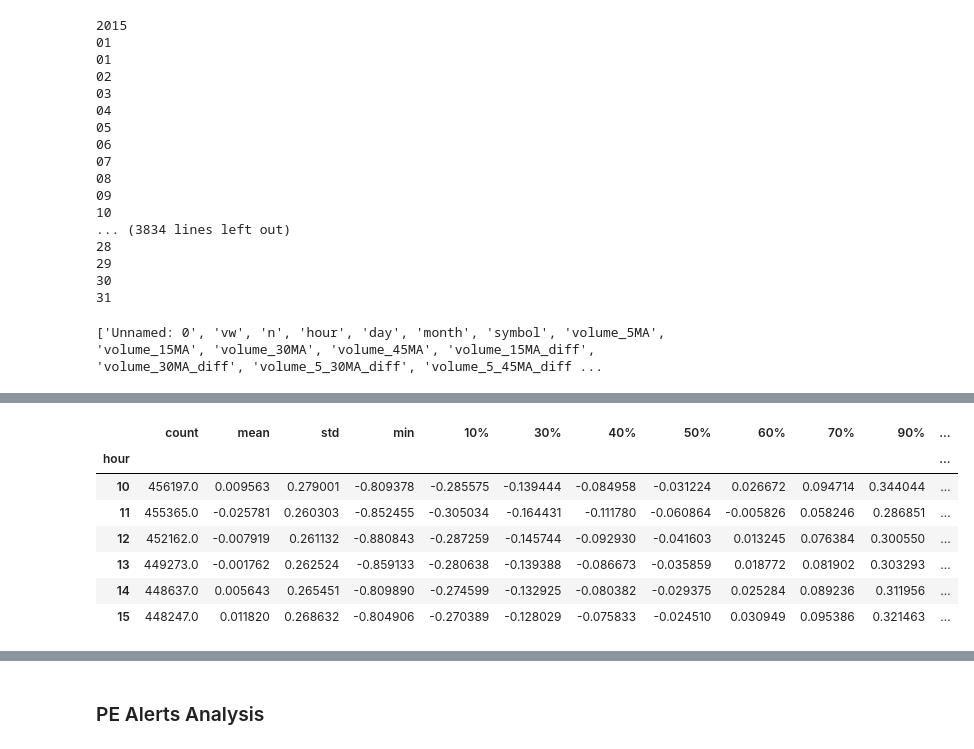
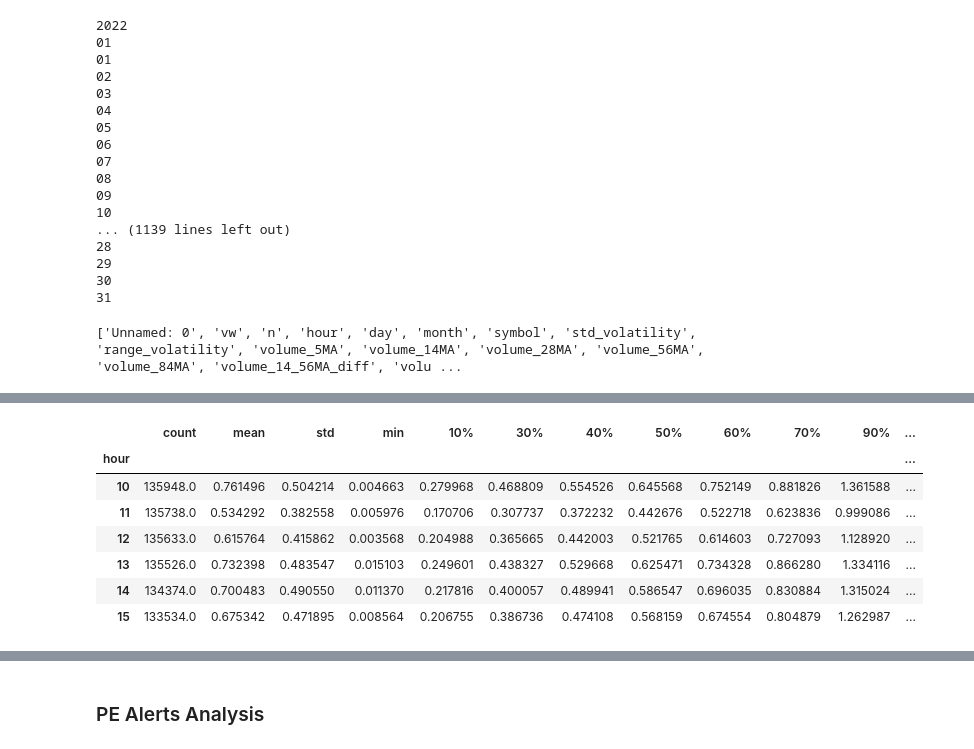
Before and after one commit to cmill3/IIE-Alerts-Pipeline, a Jupyter notebook: feature_analysis/trend_dataset_exploration.ipynb, the cells around one changed output, grey strips where cells are left out. Cells and saved outputs as stored; diff of their text form; code cells hidden in the pictures.

```diff
--- a/feature_analysis/trend_dataset_exploration.ipynb
+++ b/feature_analysis/trend_dataset_exploration.ipynb
@@ -7,7 +7,7 @@ s3 = boto3.client('s3')
 # %%
 alerts = []
 
-for year in ["2015","2016","2017","2018","2019","2020","2021","2022","2023","2024"]:
+for year in ["2022","2023","2024"]:
     print(year)
     for month in ["01","02","03","04","05","06","07","08","09","10","11","12"]:
         print(month)
@@ -24,7 +24,7 @@ for year in ["2015","2016","2017","2018","2019","2020","2021","2022","2023","202
                 except Exception as e:
                     continue
 # %% [output]
-2015
+2022
 01
 01
 02
@@ -36,7 +36,7 @@ for year in ["2015","2016","2017","2018","2019","2020","2021","2022","2023","202
 08
 09
 10
-... (3834 lines left out)
+... (1139 lines left out)
 28
 29
 30
@@ -47,5 +47,5 @@ alerts_df = pd.concat(alerts)
 features = alerts_df.columns.to_list()
 print(features)
 # %% [output]
-['Unnamed: 0', 'vw', 'n', 'hour', 'day', 'month', 'symbol', 'volume_5MA', 'volume_15MA', 'volume_30MA', 'volume_45MA', 'volume_15MA_diff', 'volume_30MA_diff', 'volume_5_30MA_diff', 'volume_5_45MA_diff ...
+['Unnamed: 0', 'vw', 'n', 'hour', 'day', 'month', 'symbol', 'std_volatility', 'range_volatility', 'volume_5MA', 'volume_14MA', 'volume_28MA', 'volume_56MA', 'volume_84MA', 'volume_14_56MA_diff', 'volu ...
 # %%
@@ -76,13 +73,13 @@ print(features)
  'VTI_20d_diff',
  'VTI_range_vol']
 # %%
-alerts_df.groupby('hour')['volume_14_56MA_diff'].describe(percentiles=[0.1,0.3,0.4,0.5,0.7,0.6,0.9])
+alerts_df.groupby('hour')['v_detail_1_to_4_ratio'].describe(percentiles=[0.1,0.3,0.4,0.5,0.7,0.6,0.9])
 # %% [output]
 |  | count | mean | std | min | 10% | 30% | 40% | 50% | 60% | 70% | 90% | ... |
 | hour |  |  |  |  |  |  |  |  |  |  |  | ... |
-| 10 | 456197.0 | 0.009563 | 0.279001 | -0.809378 | -0.285575 | -0.139444 | -0.084958 | -0.031224 | 0.026672 | 0.094714 | 0.344044 | ... |
-| 11 | 455365.0 | -0.025781 | 0.260303 | -0.852455 | -0.305034 | -0.164431 | -0.111780 | -0.060864 | -0.005826 | 0.058246 | 0.286851 | ... |
-| 12 | 452162.0 | -0.007919 | 0.261132 | -0.880843 | -0.287259 | -0.145744 | -0.092930 | -0.041603 | 0.013245 | 0.076384 | 0.300550 | ... |
-| 13 | 449273.0 | -0.001762 | 0.262524 | -0.859133 | -0.280638 | -0.139388 | -0.086673 | -0.035859 | 0.018772 | 0.081902 | 0.303293 | ... |
-| 14 | 448637.0 | 0.005643 | 0.265451 | -0.809890 | -0.274599 | -0.132925 | -0.080382 | -0.029375 | 0.025284 | 0.089236 | 0.311956 | ... |
-| 15 | 448247.0 | 0.011820 | 0.268632 | -0.804906 | -0.270389 | -0.128029 | -0.075833 | -0.024510 | 0.030949 | 0.095386 | 0.321463 | ... |
+| 10 | 135948.0 | 0.761496 | 0.504214 | 0.004663 | 0.279968 | 0.468809 | 0.554526 | 0.645568 | 0.752149 | 0.881826 | 1.361588 | ... |
+| 11 | 135738.0 | 0.534292 | 0.382558 | 0.005976 | 0.170706 | 0.307737 | 0.372232 | 0.442676 | 0.522718 | 0.623836 | 0.999086 | ... |
+| 12 | 135633.0 | 0.615764 | 0.415862 | 0.003568 | 0.204988 | 0.365665 | 0.442003 | 0.521765 | 0.614603 | 0.727093 | 1.128920 | ... |
+| 13 | 135526.0 | 0.732398 | 0.483547 | 0.015103 | 0.249601 | 0.438327 | 0.529668 | 0.625471 | 0.734328 | 0.866280 | 1.334116 | ... |
+| 14 | 134374.0 | 0.700483 | 0.490550 | 0.011370 | 0.217816 | 0.400057 | 0.489941 | 0.586547 | 0.696035 | 0.830884 | 1.315024 | ... |
+| 15 | 133534.0 | 0.675342 | 0.471895 | 0.008564 | 0.206755 | 0.386736 | 0.474108 | 0.568159 | 0.674554 | 0.804879 | 1.262987 | ... |
```
Also changed, not shown: parts of 18 cells of this notebook, 10 other files.
